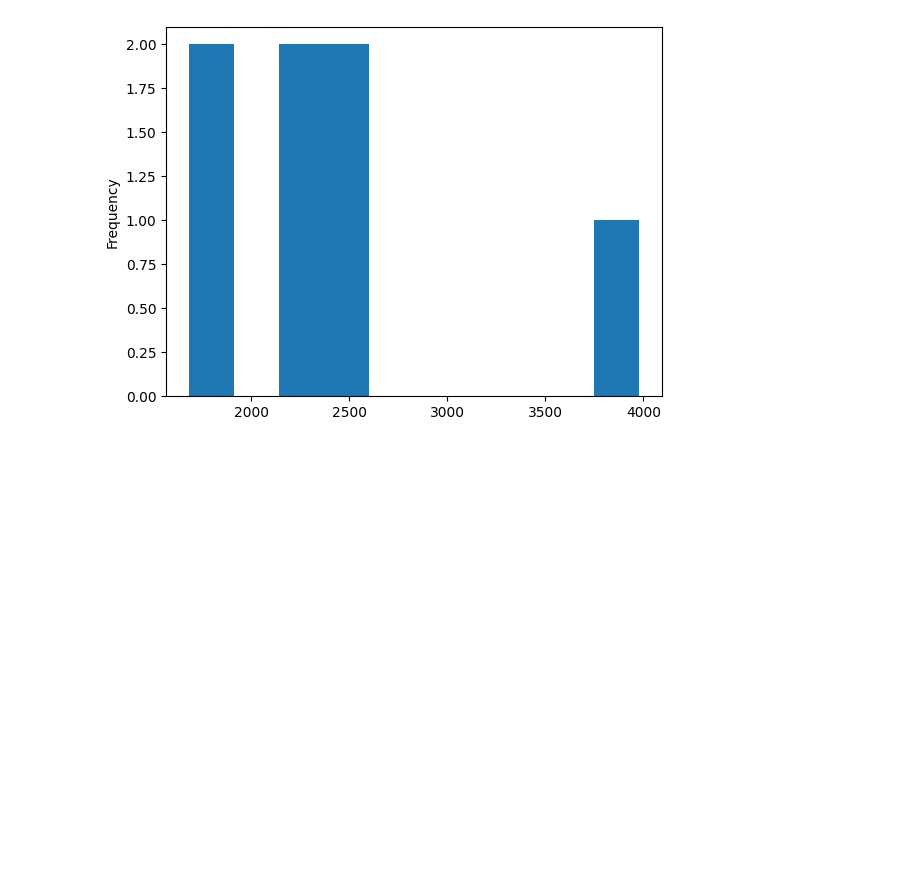
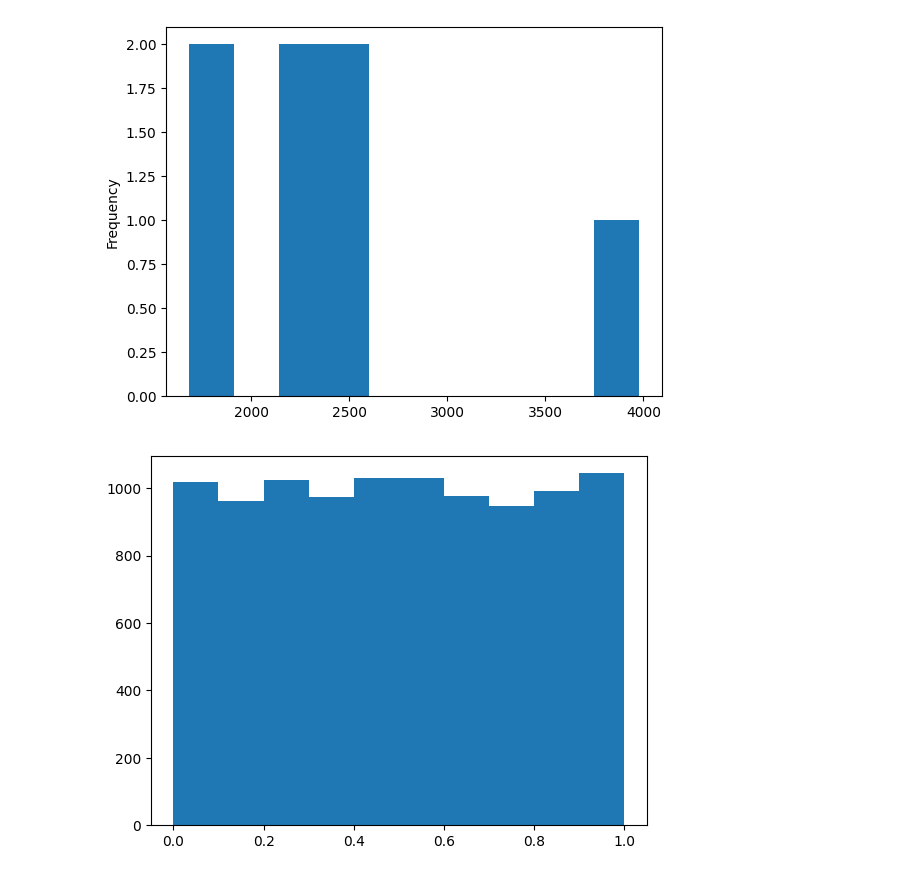
Before and after one commit to betaegitim/ttpythonintro_22_26_24, a Jupyter notebook: Workshop/24072024/ornek.ipynb, the cells around one changed output. Saved outputs shown, nothing was run; the diff lists cells and outputs as text; code cells hidden in the pictures; blank space fills up the shorter version.

```diff
--- a/Workshop/24072024/ornek.ipynb
+++ b/Workshop/24072024/ornek.ipynb
@@ -26,3 +24,11 @@ df["balance_temiz"].plot(kind="hist")
 [figure]
 # %%
 df.to_csv("sonuc.csv")
+# %%
+import random
+import numpy as np
+import matplotlib.pyplot as plt
+liste = [random.random() for i in range(10000)]
+plt.hist(np.array(liste));
+# %% [output]
+[figure, added]
```
Also changed, not shown: parts of 3 cells of this notebook, 1 other file.
